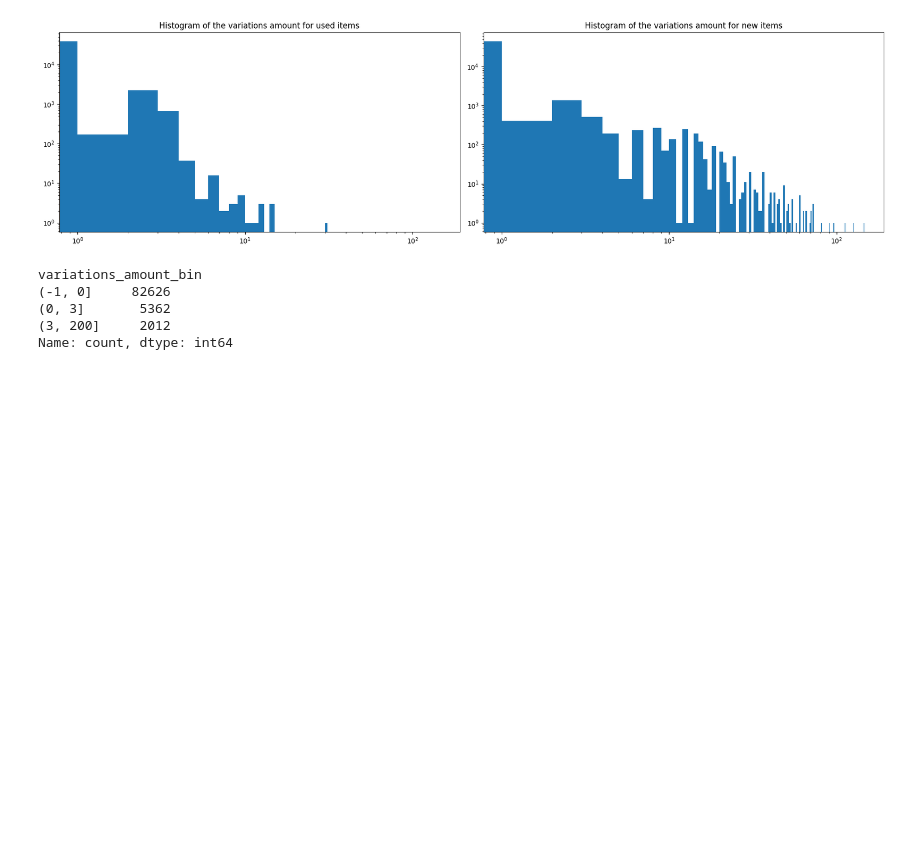
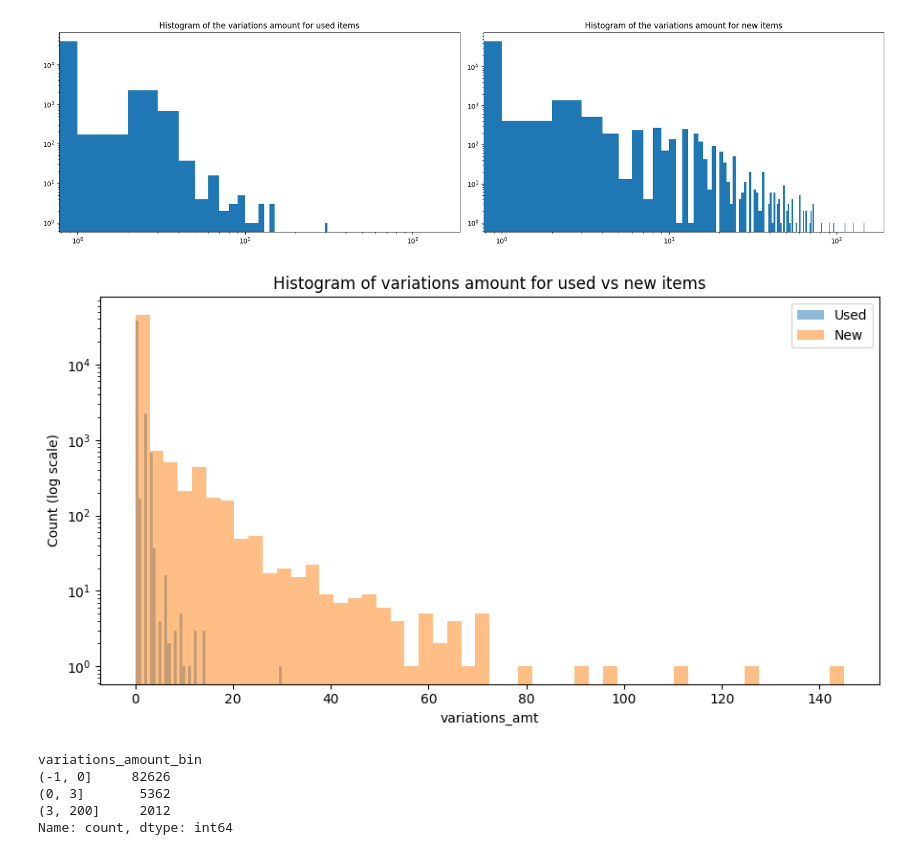
Before and after one commit to trujicata/MELI_Challenge, a Jupyter notebook: challenge/eda/variations.ipynb, the cells around one changed output. Saved outputs shown, nothing was run; the diff lists cells and outputs as text; code cells hidden in the pictures; blank space fills up the shorter version.

```diff
--- a/challenge/eda/variations.ipynb
+++ b/challenge/eda/variations.ipynb
@@ -115,6 +101,35 @@ plt.tight_layout()
 plt.show()
 # %% [output]
 [figure]
+# %%
+fig, ax = plt.subplots(figsize=(9, 5))
+ax.hist(
+    X_dataframe.loc[X_dataframe["used"] == 1, "variations_amt"],
+    bins=50,
+    alpha=0.5,  # transparency
+    label="Used",
+    color="tab:blue",
+)
+
+# New items
+ax.hist(
+    X_dataframe.loc[X_dataframe["used"] == 0, "variations_amt"],
+    bins=50,
+    alpha=0.5,
+    label="New",
+    color="tab:orange",
+)
+
+ax.set_yscale("log")
+ax.set_title("Histogram of variations amount for used vs new items")
+ax.set_xlabel("variations_amt")
+ax.set_ylabel("Count (log scale)")
+ax.legend()
+
+plt.tight_layout()
+plt.show()
+# %% [output]
+[figure, added]
 # %%
 variations_amount_bins = [-1, 0, 3, 200]
 X_dataframe["variations_amount_bin"] = pd.cut(X_dataframe["variations_amt"], bins=variations_amount_bins)
```
Also changed, not shown: parts of 11 cells of this notebook, 21 other files.
